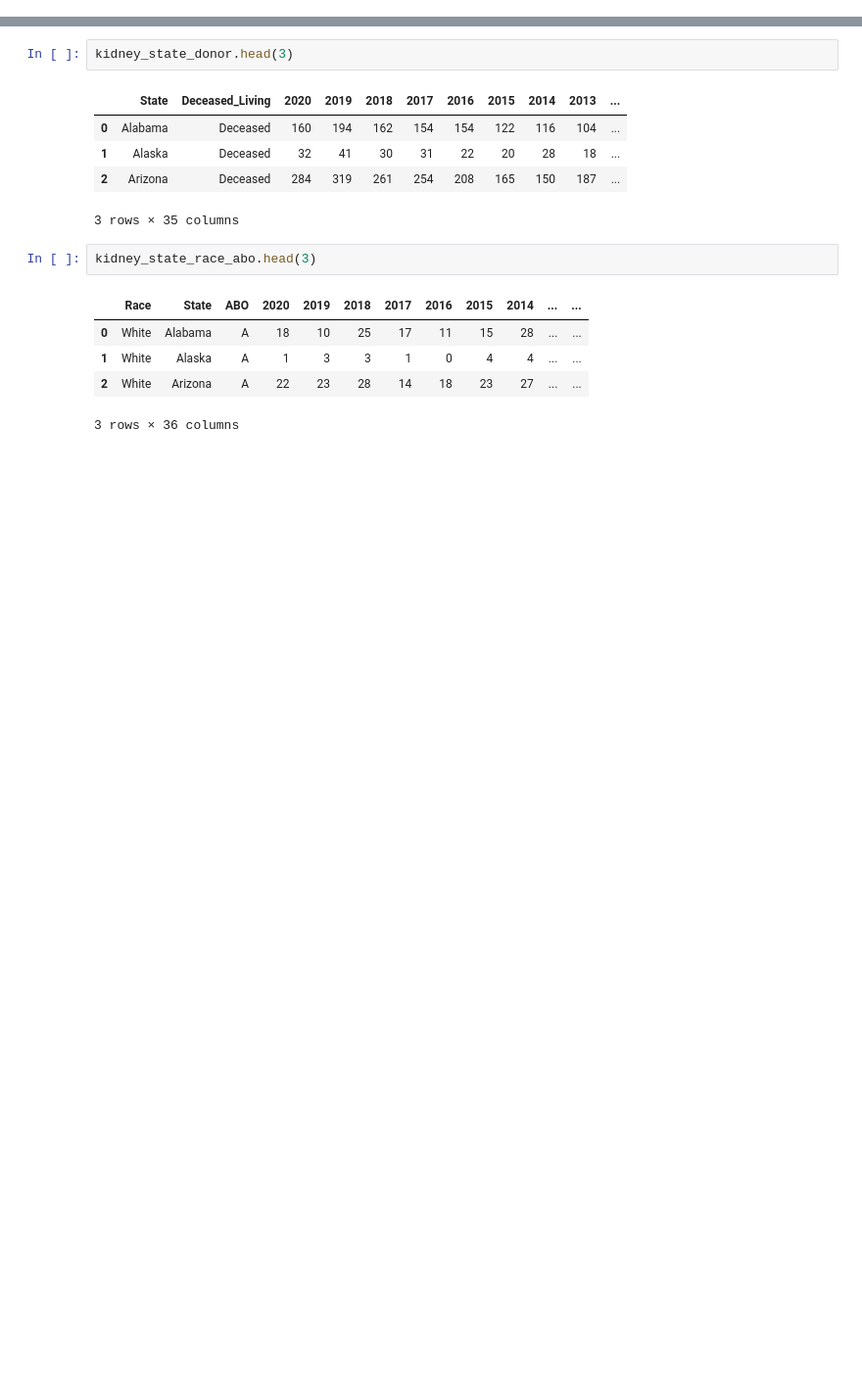
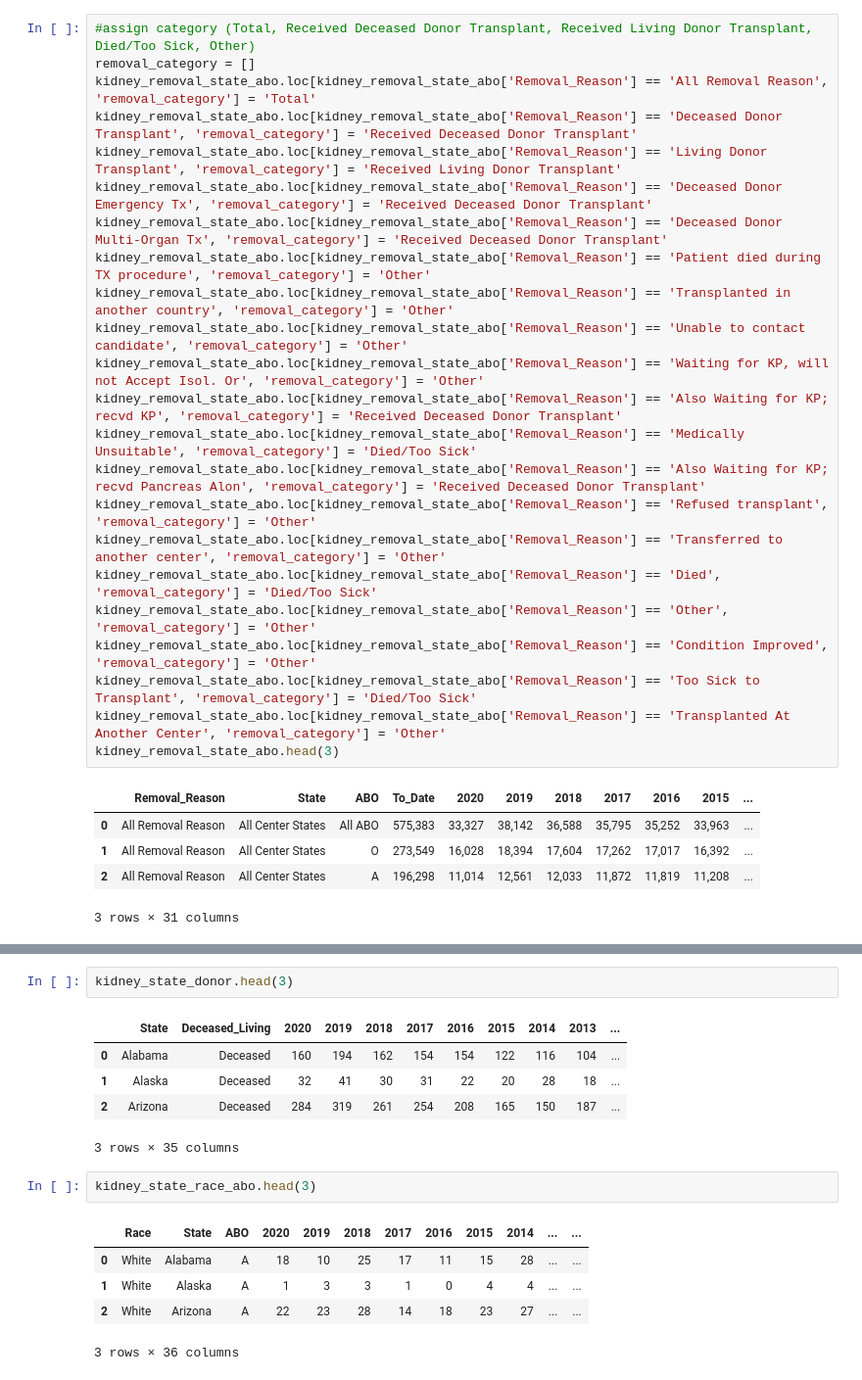
Before and after one commit to Lbrady1025/OPTN-analysis, a Jupyter notebook: csv_to_sql.ipynb, the cells around one changed output, grey strips where cells are left out. Shown: that part at 98% size. Saved outputs shown, nothing was run; the diff lists cells and outputs as text; blank space fills up the shorter version.

```diff
--- a/csv_to_sql.ipynb
+++ b/csv_to_sql.ipynb
@@ -16,0 +41,29 @@ waitinglist_state = pd.read_csv('resources/waitinglist_state.csv')
+# %%
+#assign category (Total, Received Deceased Donor Transplant, Received Living Donor Transplant, Died/Too Sick, Other)
+removal_category = []
+kidney_removal_state_abo.loc[kidney_removal_state_abo['Removal_Reason'] == 'All Removal Reason', 'removal_category'] = 'Total'
+kidney_removal_state_abo.loc[kidney_removal_state_abo['Removal_Reason'] == 'Deceased Donor Transplant', 'removal_category'] = 'Received Deceased Donor Transplant'
+kidney_removal_state_abo.loc[kidney_removal_state_abo['Removal_Reason'] == 'Living Donor Transplant', 'removal_category'] = 'Received Living Donor Transplant'
+kidney_removal_state_abo.loc[kidney_removal_state_abo['Removal_Reason'] == 'Deceased Donor Emergency Tx', 'removal_category'] = 'Received Deceased Donor Transplant'
+kidney_removal_state_abo.loc[kidney_removal_state_abo['Removal_Reason'] == 'Deceased Donor Multi-Organ Tx', 'removal_category'] = 'Received Deceased Donor Transplant'
+kidney_removal_state_abo.loc[kidney_removal_state_abo['Removal_Reason'] == 'Patient died during TX procedure', 'removal_category'] = 'Other'
+kidney_removal_state_abo.loc[kidney_removal_state_abo['Removal_Reason'] == 'Transplanted in another country', 'removal_category'] = 'Other'
+kidney_removal_state_abo.loc[kidney_removal_state_abo['Removal_Reason'] == 'Unable to contact candidate', 'removal_category'] = 'Other'
+kidney_removal_state_abo.loc[kidney_removal_state_abo['Removal_Reason'] == 'Waiting for KP, will not Accept Isol. Or', 'removal_category'] = 'Other'
+kidney_removal_state_abo.loc[kidney_removal_state_abo['Removal_Reason'] == 'Also Waiting for KP; recvd KP', 'removal_category'] = 'Received Deceased Donor Transplant'
+kidney_removal_state_abo.loc[kidney_removal_state_abo['Removal_Reason'] == 'Medically Unsuitable', 'removal_category'] = 'Died/Too Sick'
+kidney_removal_state_abo.loc[kidney_removal_state_abo['Removal_Reason'] == 'Also Waiting for KP; recvd Pancreas Alon', 'removal_category'] = 'Received Deceased Donor Transplant'
+kidney_removal_state_abo.loc[kidney_removal_state_abo['Removal_Reason'] == 'Refused transplant', 'removal_category'] = 'Other'
+kidney_removal_state_abo.loc[kidney_removal_state_abo['Removal_Reason'] == 'Transferred to another center', 'removal_category'] = 'Other'
+kidney_removal_state_abo.loc[kidney_removal_state_abo['Removal_Reason'] == 'Died', 'removal_category'] = 'Died/Too Sick'
+kidney_removal_state_abo.loc[kidney_removal_state_abo['Removal_Reason'] == 'Other', 'removal_category'] = 'Other'
+kidney_removal_state_abo.loc[kidney_removal_state_abo['Removal_Reason'] == 'Condition Improved', 'removal_category'] = 'Other'
+kidney_removal_state_abo.loc[kidney_removal_state_abo['Removal_Reason'] == 'Too Sick to Transplant', 'removal_category'] = 'Died/Too Sick'
+kidney_removal_state_abo.loc[kidney_removal_state_abo['Removal_Reason'] == 'Transplanted At Another Center', 'removal_category'] = 'Other'
+kidney_removal_state_abo.head(3)
+# %% [output]
+|  | Removal_Reason | State | ABO | To_Date | 2020 | 2019 | 2018 | 2017 | 2016 | 2015 | ... |
+| 0 | All Removal Reason | All Center States | All ABO | 575,383 | 33,327 | 38,142 | 36,588 | 35,795 | 35,252 | 33,963 | ... |
+| 1 | All Removal Reason | All Center States | O | 273,549 | 16,028 | 18,394 | 17,604 | 17,262 | 17,017 | 16,392 | ... |
+| 2 | All Removal Reason | All Center States | A | 196,298 | 11,014 | 12,561 | 12,033 | 11,872 | 11,819 | 11,208 | ... |
+3 rows × 31 columns
```
Also changed, not shown: parts of 20 cells of this notebook, 23 other files.
